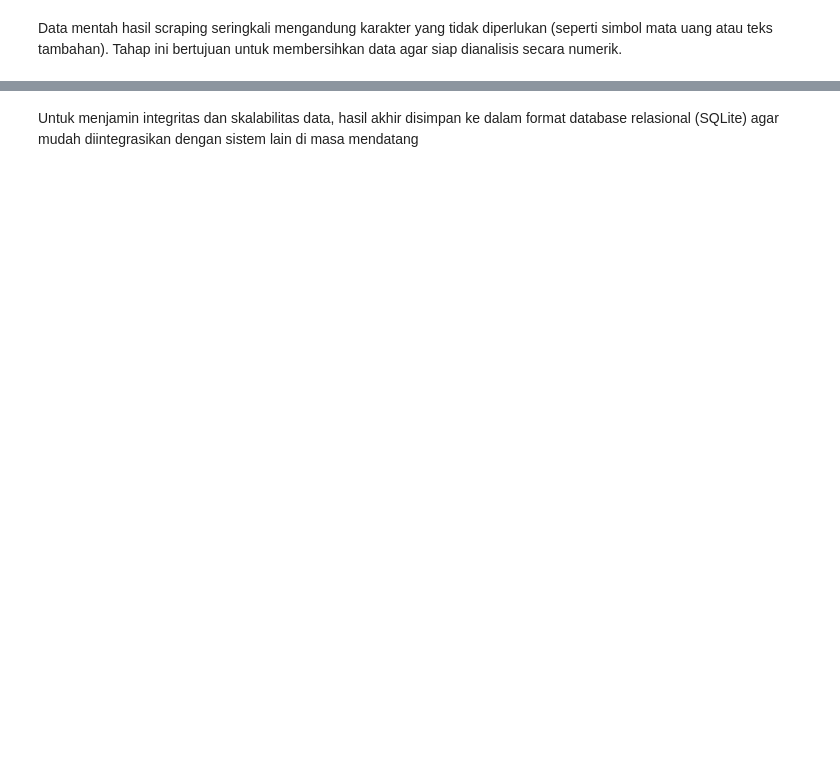
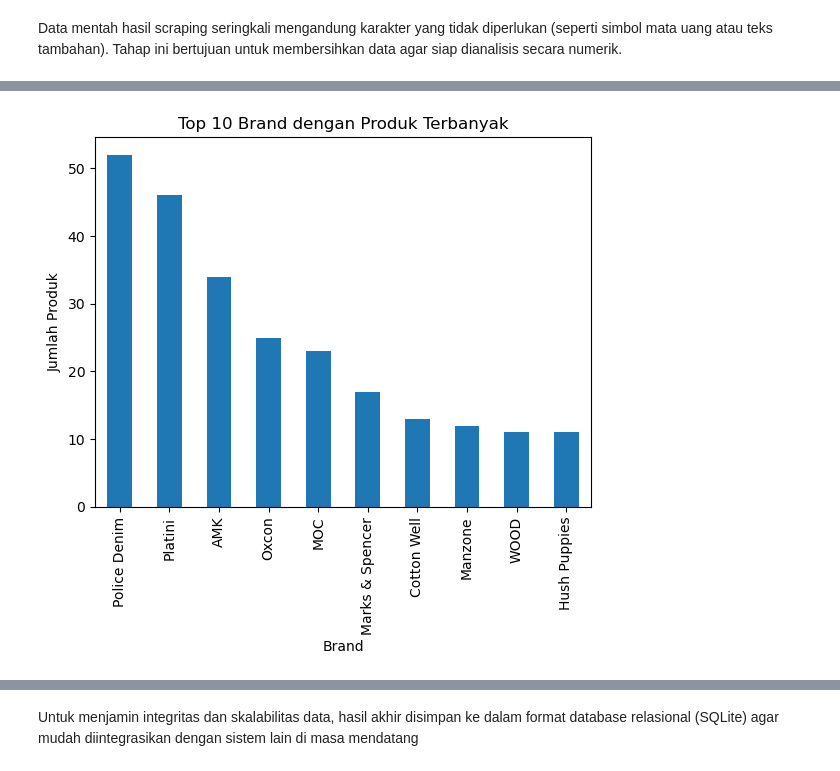
Before and after one commit to adhirizqi/web-scrapping-zalora, a Jupyter notebook: P1_Adhi-Rizqi.ipynb, the cells around one changed output, grey strips where cells are left out. Drawn from its saved outputs; the diff is of its cells as text; code cells hidden in the pictures; blank space fills up the shorter version.

```diff
--- a/P1_Adhi-Rizqi.ipynb
+++ b/P1_Adhi-Rizqi.ipynb
@@ -375,0 +425,8 @@ Rating_df.to_csv('DataFrame Zalora (After).csv')
+# %%
+df["Nama Toko"].value_counts().head(10).plot(kind="bar")
+plt.title("Top 10 Brand dengan Produk Terbanyak")
+plt.xlabel("Brand")
+plt.ylabel("Jumlah Produk")
+plt.show()
+# %% [output]
+[figure, added]
```
Also changed, not shown: parts of 108 cells of this notebook, 13 other files.
